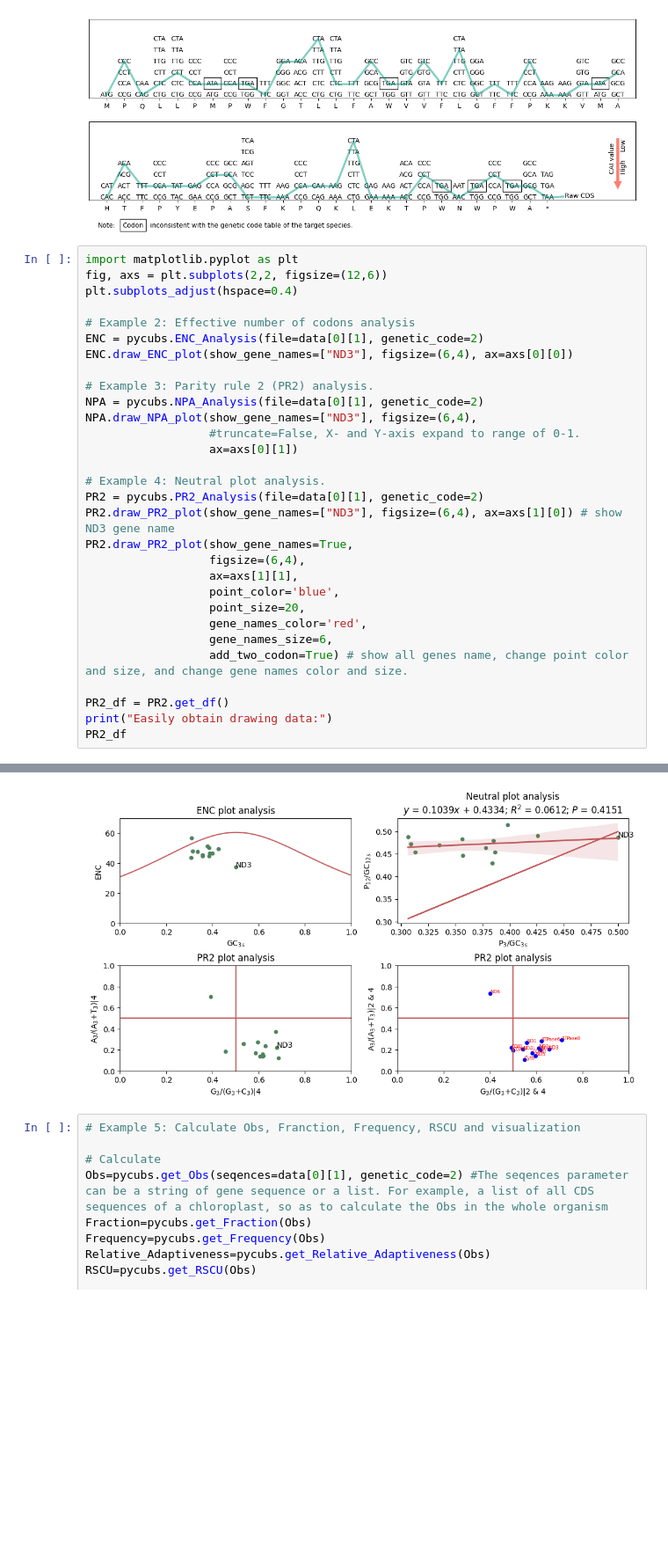
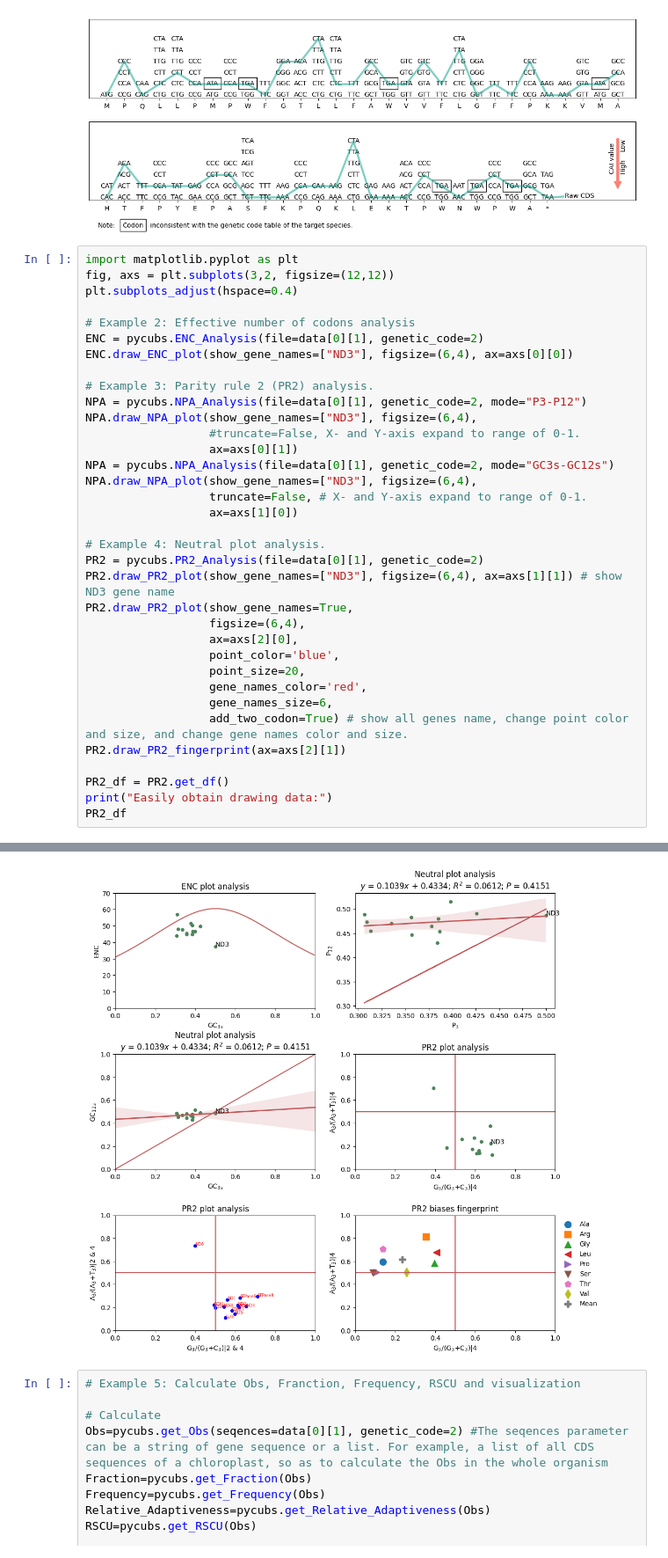
Before and after one commit to thecgs/pyCUBs, a Jupyter notebook: tutorial.ipynb, the cells around one changed output, grey strips where cells are left out. Shown at 88% size. Saved outputs shown, nothing was run; the diff lists cells and outputs as text; blank space fills up the shorter version.

Commit message:
add draw PR2 fingerprint

```diff
--- a/tutorial.ipynb
+++ b/tutorial.ipynb
@@ -88,7 +88,7 @@ ATGCCGCAGCTGCTGCCGATGCCGTGGTTCGGTACCCTGCTGTTCGCTTGGGTTGTTTTCCTGGGTTTCTTCCCGAAAAA
 [figure]
 # %%
 import matplotlib.pyplot as plt
-fig, axs = plt.subplots(2,2, figsize=(12,6))
+fig, axs = plt.subplots(3,2, figsize=(12,12))
 plt.subplots_adjust(hspace=0.4)
 
 # Example 2: Effective number of codons analysis
@@ -96,43 +96,48 @@ ENC = pycubs.ENC_Analysis(file=data[0][1], genetic_code=2)
 ENC.draw_ENC_plot(show_gene_names=["ND3"], figsize=(6,4), ax=axs[0][0])
 
 # Example 3: Parity rule 2 (PR2) analysis.
-NPA = pycubs.NPA_Analysis(file=data[0][1], genetic_code=2)
+NPA = pycubs.NPA_Analysis(file=data[0][1], genetic_code=2, mode="P3-P12")
 NPA.draw_NPA_plot(show_gene_names=["ND3"], figsize=(6,4),
                   #truncate=False, X- and Y-axis expand to range of 0-1.
                   ax=axs[0][1])
+NPA = pycubs.NPA_Analysis(file=data[0][1], genetic_code=2, mode="GC3s-GC12s")
+NPA.draw_NPA_plot(show_gene_names=["ND3"], figsize=(6,4),
+                  truncate=False, # X- and Y-axis expand to range of 0-1.
+                  ax=axs[1][0])
 
 # Example 4: Neutral plot analysis.
 PR2 = pycubs.PR2_Analysis(file=data[0][1], genetic_code=2)
-PR2.draw_PR2_plot(show_gene_names=["ND3"], figsize=(6,4), ax=axs[1][0]) # show ND3 gene name
+PR2.draw_PR2_plot(show_gene_names=["ND3"], figsize=(6,4), ax=axs[1][1]) # show ND3 gene name
 PR2.draw_PR2_plot(show_gene_names=True,
                   figsize=(6,4),
-                  ax=axs[1][1],
+                  ax=axs[2][0],
                   point_color='blue',
                   point_size=20,
                   gene_names_color='red',
                   gene_names_size=6,
                   add_two_codon=True) # show all genes name, change point color and size, and change gene names color and size.
+PR2.draw_PR2_fingerprint(ax=axs[2][1])
 
 PR2_df = PR2.get_df()
 print("Easily obtain drawing data:")
 PR2_df
 # %% [output]
 Easily obtain drawing data:
 |  | Gene Name | A3/(A3+T3)| 4 | G3/(G3+C3)| 4 | A3/(A3+T3)| 2 & 4 | G3/(G3+C3)| 2 & 4 |
 | 0 | ND1 | 0.272727 | 0.594828 | 0.268116 | 0.559140 |
 | 1 | ND2 | 0.172414 | 0.585366 | 0.216418 | 0.612150 |
 | 2 | COXI | 0.258427 | 0.534031 | 0.219653 | 0.492711 |
 | 3 | COXII | 0.185185 | 0.456790 | 0.194444 | 0.500000 |
 | 4 | ATPase8 | 0.125000 | 0.684211 | 0.294118 | 0.710526 |
 | 5 | ATPase6 | 0.375000 | 0.674157 | 0.283951 | 0.623288 |
 | 6 | COXIII | 0.239130 | 0.629213 | 0.172043 | 0.583333 |
 | 7 | ND3 | 0.222222 | 0.677419 | 0.206897 | 0.655172 |
 | 8 | ND4L | 0.160000 | 0.617647 | 0.205128 | 0.542373 |
 | 9 | ND4 | 0.141414 | 0.620253 | 0.201149 | 0.618881 |
 | 10 | ND5 | 0.139130 | 0.617801 | 0.144681 | 0.596817 |
 | 11 | ND6 | 0.703704 | 0.391304 | 0.735849 | 0.400000 |
 | 12 | Cytb | 0.138889 | 0.606061 | 0.108844 | 0.549356 |
-[figure, old version]
+[figure, new version]
 # %%
 # Example 5: Calculate Obs, Franction, Frequency, RSCU and visualization
 
```
Also changed, not shown: parts of 1 cell of this notebook, 1 other file.
